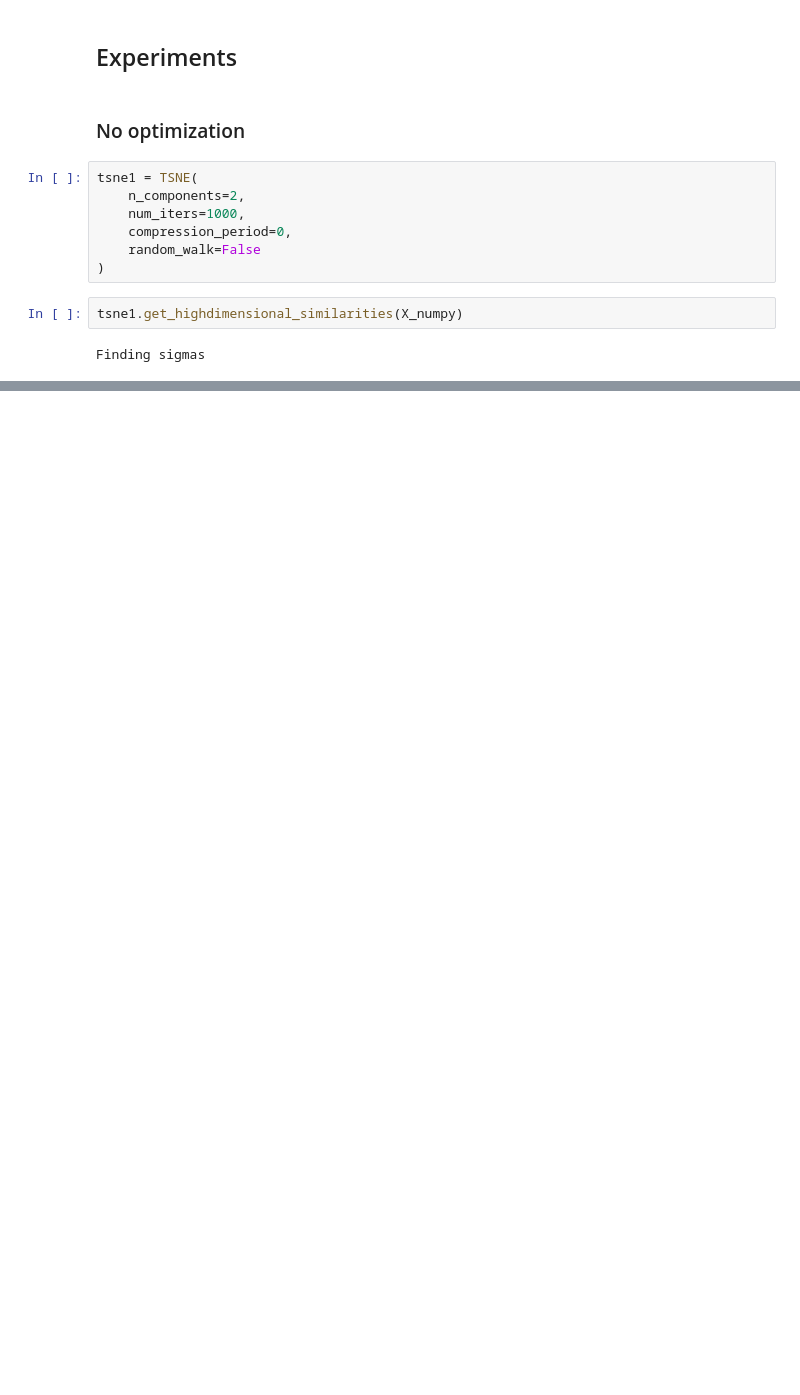
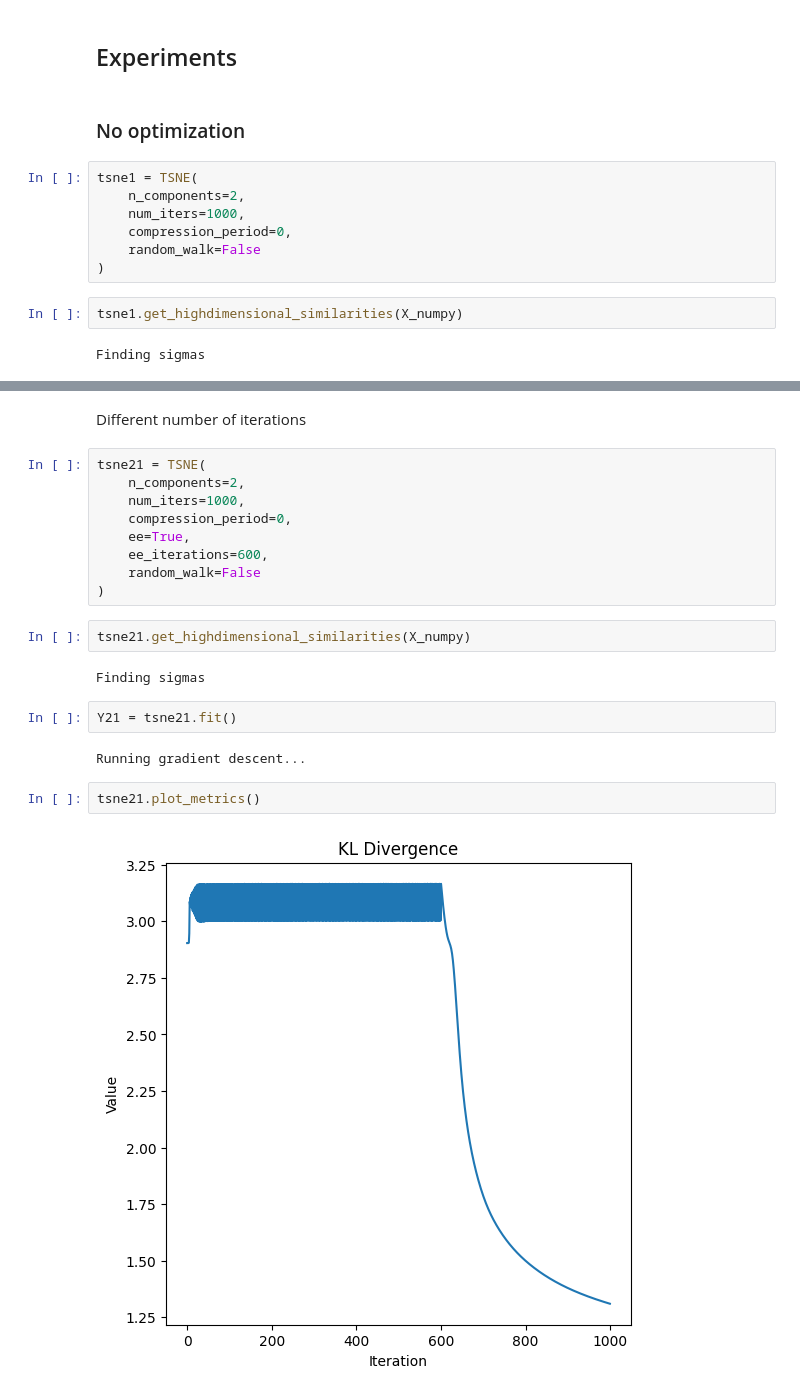
Before and after one commit to just1ce415/MMML_project, a Jupyter notebook: tsne_experiments.ipynb, the cells around one changed output, grey strips where cells are left out. Cells and saved outputs as stored; diff of their text form; blank space fills up the shorter version.

```diff
--- a/tsne_experiments.ipynb
+++ b/tsne_experiments.ipynb
@@ -143,0 +191,23 @@ get_clustering_metrics(Y1, labels)
+# %% [markdown]
+Different number of iterations
+# %%
+tsne21 = TSNE(
+    n_components=2,
+    num_iters=1000,
+    compression_period=0,
+    ee=True,
+    ee_iterations=600,
+    random_walk=False
+)
+# %%
+tsne21.get_highdimensional_similarities(X_numpy)
+# %% [output]
+Finding sigmas
+# %%
+Y21 = tsne21.fit()
+# %% [output]
+Running gradient descent...
+# %%
+tsne21.plot_metrics()
+# %% [output]
+[figure, added]
```
Also changed, not shown: parts of 26 cells of this notebook, 3 other files.
